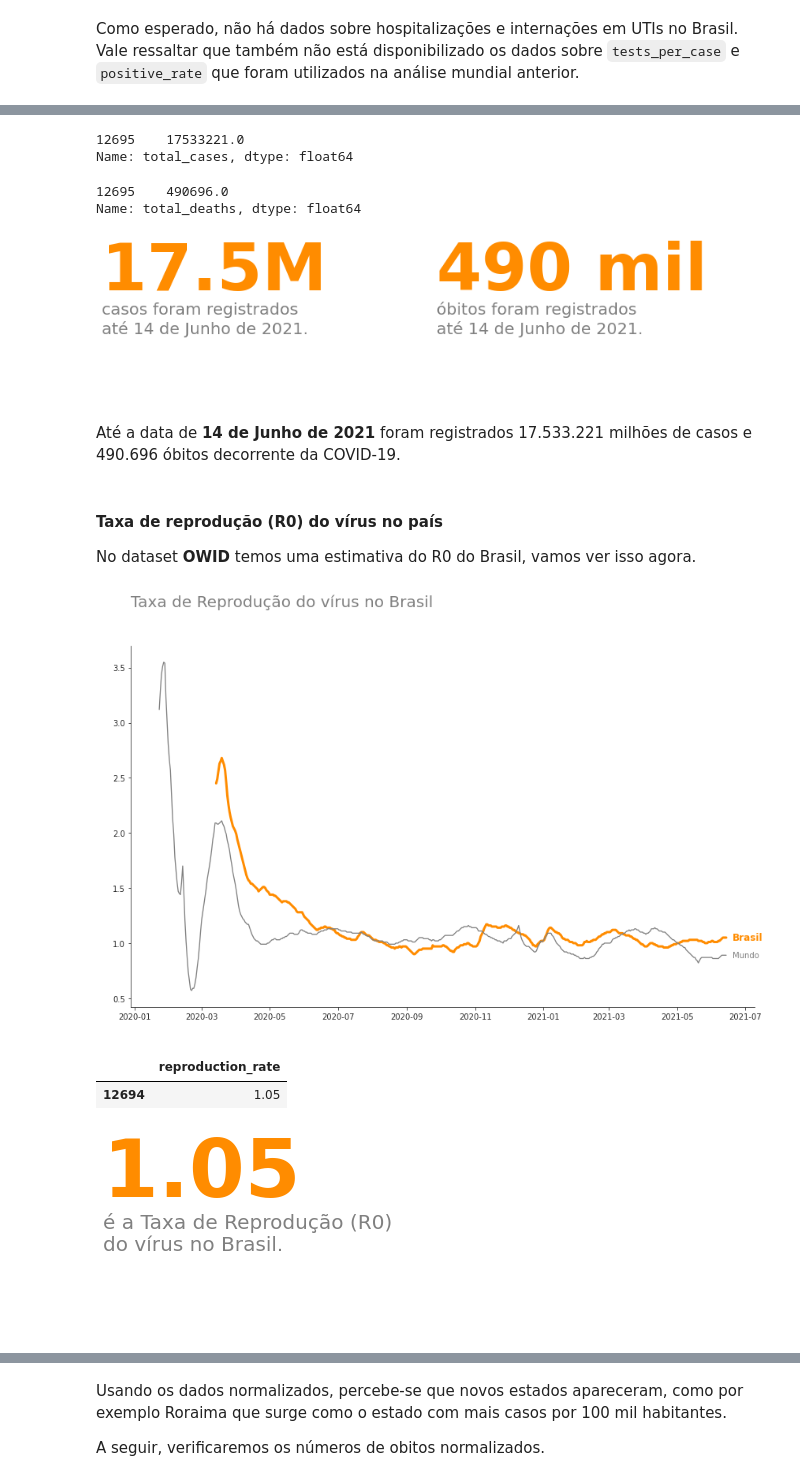
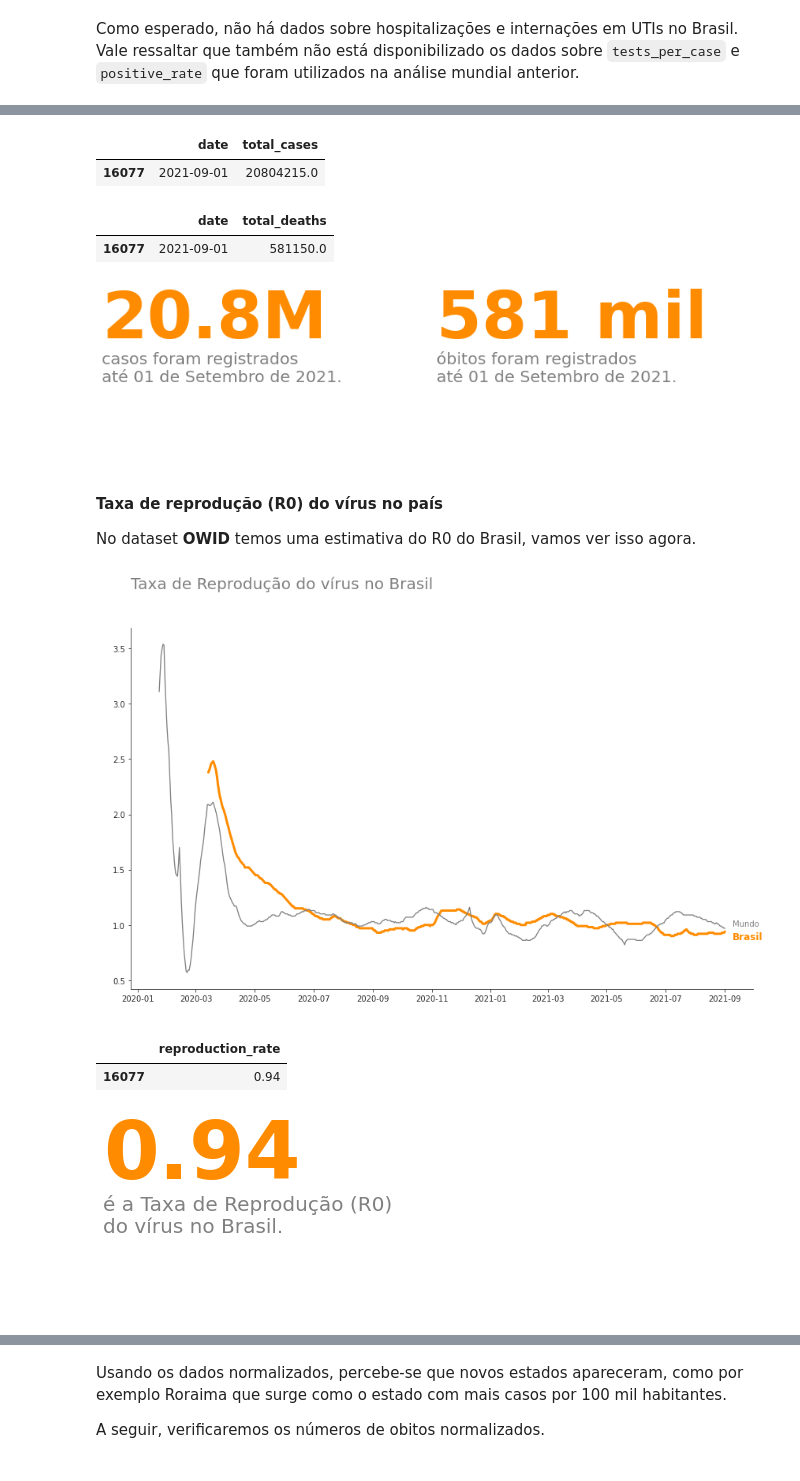
Before and after one commit to roberto-paixao/panorama-covid-mundial, a Jupyter notebook: Panorama_do_COVID_19_no_Brasil_e_no_Mundo.ipynb, the cells around one changed output, grey strips where cells are left out. Drawn from its saved outputs; the diff is of its cells as text; code cells hidden in the pictures.

```diff
--- a/Panorama_do_COVID_19_no_Brasil_e_no_Mundo.ipynb
+++ b/Panorama_do_COVID_19_no_Brasil_e_no_Mundo.ipynb
@@ -1337,28 +1345,28 @@ Utilizando os valores normalizados (por milhão de habitantes) para remover o ef
 # %%
-# Total de casos até 14/06/2021
+# Total de casos até 01/09/2021
 
-df_brasil.total_cases[-1:]
+df_brasil[['date', 'total_cases']][-1:]
 # %% [output]
-12695    17533221.0
-Name: total_cases, dtype: float64
+|  | date | total_cases |
+| 16077 | 2021-09-01 | 20804215.0 |
 # %%
-# Total de óbitos até 14/06/2021
+# Total de óbitos até 01/09/2021
 
-df_brasil.total_deaths[-1:]
+df_brasil[['date', 'total_deaths']][-1:]
 # %% [output]
-12695    490696.0
-Name: total_deaths, dtype: float64
+|  | date | total_deaths |
+| 16077 | 2021-09-01 | 581150.0 |
 # %%
 # Texto com as informações sobre Casos e Óbitos
 
 fig, ax = plt.subplots(ncols=2, figsize=(12,3))
 
 
-ax[0].text(0.0, 1, s='17.5M', size=80, color='DarkOrange', fontweight='bold')
-ax[0].text(0.0, 0.600, s='casos foram registrados\naté 14 de Junho de 2021.', size=20, color='grey')
+ax[0].text(0.0, 1, s='20.8M', size=80, color='DarkOrange', fontweight='bold')
+ax[0].text(0.0, 0.600, s='casos foram registrados\naté 01 de Setembro de 2021.', size=20, color='grey')
 
-ax[1].text(0.0, 1, s='490 mil', size=80, color='DarkOrange', fontweight='bold')
-ax[1].text(0.0, 0.600, s='óbitos foram registrados\naté 14 de Junho de 2021.', size=20, color='grey')
+ax[1].text(0.0, 1, s='581 mil', size=80, color='DarkOrange', fontweight='bold')
+ax[1].text(0.0, 0.600, s='óbitos foram registrados\naté 01 de Setembro de 2021.', size=20, color='grey')
 
 ax[0].xaxis.set_visible(False)
 ax[0].yaxis.set_visible(False)
@@ -1369,9 +1377,7 @@ ax[1].yaxis.set_visible(False)
 sns.despine(left=True, bottom=True)
 plt.tight_layout()
 # %% [output]
-[figure, old version]
+[figure, new version]
-# %% [markdown]
-Até a data de **14 de Junho de 2021** foram registrados 17.533.221 milhões de casos e 490.696 óbitos decorrente da COVID-19.
 # %% [markdown]
 #### **Taxa de reprodução (R0) do vírus no país**
 
@@ -1393,8 +1399,8 @@ sns.lineplot(x='date', y='reproduction_rate',
 
 ax.set_title('Taxa de Reprodução do vírus no Brasil\n\n', color='Grey', size=20, loc='left')
 
-ax.text(x=737960.4, y=1.03, s='Brasil', color='DarkOrange', fontweight='bold', size=12)
-ax.text(x=737960.4, y=0.87, s='Mundo', color='Gray')
+ax.text(x=738041.9, y=0.87, s='Brasil', color='DarkOrange', fontweight='bold', size=12)
+ax.text(x=738041.9, y=0.99, s='Mundo', color='Gray')
 
 ax.set_xlabel([], color='white')
 ax.set_ylabel([], color='white')
@@ -1404,22 +1410,22 @@ ax.set_ylabel([], color='white')
 sns.despine()
 plt.tight_layout()
 # %% [output]
-[figure, old version]
+[figure, new version]
 # %%
-df_brasil.loc[(df_brasil.date == '2021-06-14'), ['reproduction_rate']]
+df_brasil.loc[(df_brasil.date == '2021-09-01'), ['reproduction_rate']]
 # %% [output]
 |  | reproduction_rate |
-| 12694 | 1.05 |
+| 16077 | 0.94 |
 # %%
 fig, ax = plt.subplots(figsize=(5,3))
 
 
-ax.text(0.0, 1, s='1.05', size=80, color='DarkOrange', fontweight='bold')
+ax.text(0.0, 1, s='0.94', size=80, color='DarkOrange', fontweight='bold')
 ax.text(0.0, 0.600, s='é a Taxa de Reprodução (R0)\ndo vírus no Brasil.', size=20, color='grey')
 
 sns.despine(left=True, bottom=True)
 ax.xaxis.set_visible(False)
 ax.yaxis.set_visible(False)
 plt.tight_layout()
 # %% [output]
-[figure, old version]
+[figure, new version]
```
Also changed, not shown: parts of 119 cells of this notebook.
